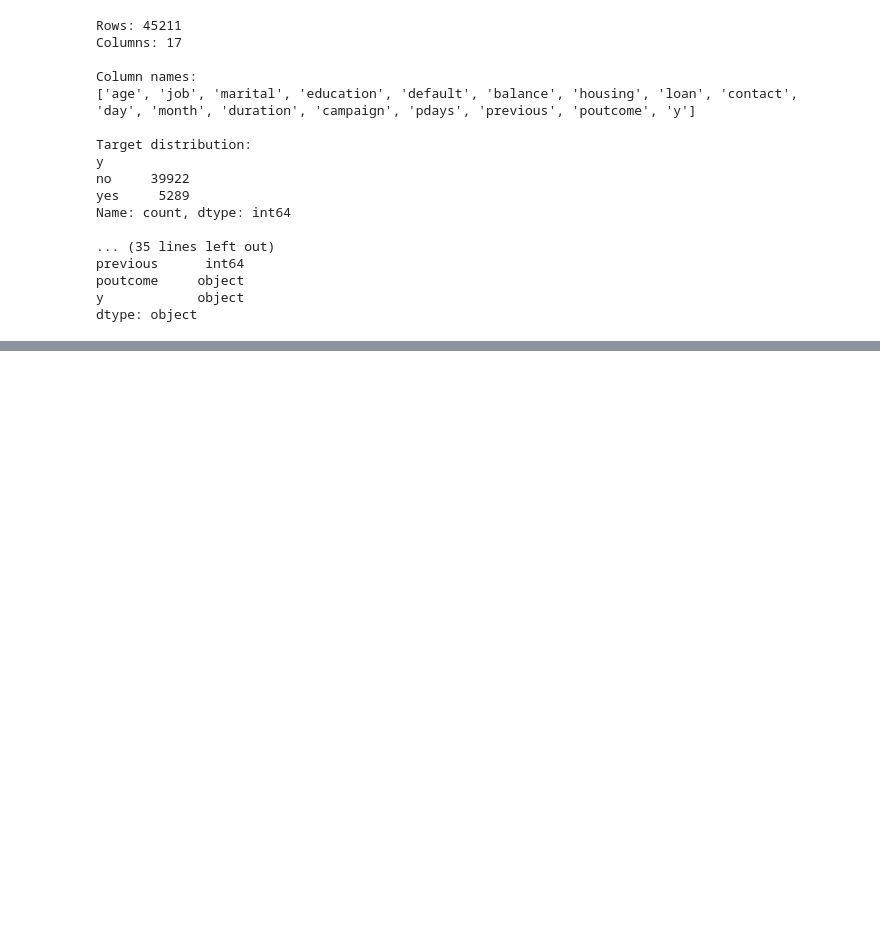
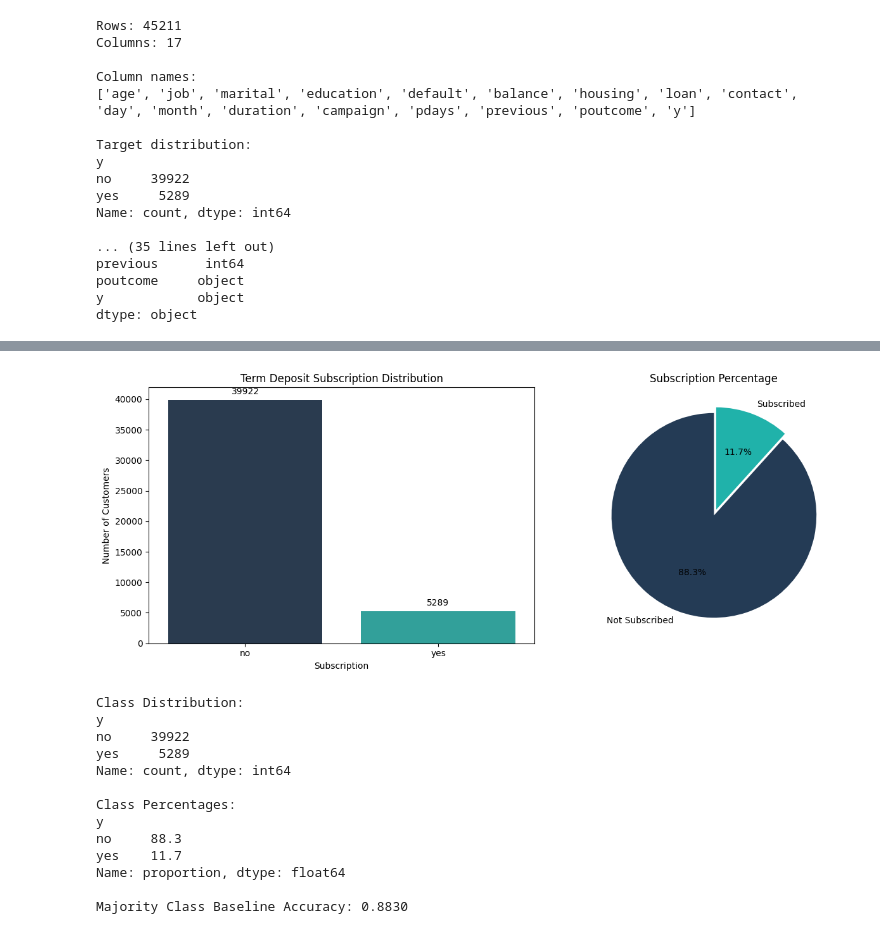
Before and after one commit to Merdgn/BankInsight-AI, a Jupyter notebook: notebooks/01_data_understanding.ipynb, the cells around one changed output, grey strips where cells are left out. Cells and saved outputs as stored; diff of their text form; code cells hidden in the pictures; blank space fills up the shorter version.

Commit message:
feat: complete demographic exploratory data analysis

```diff
--- a/notebooks/01_data_understanding.ipynb
+++ b/notebooks/01_data_understanding.ipynb
@@ -103,0 +111,69 @@ dtype: object
+# %%
+
+# 3.1 Target Variable Distribution
+
+target_counts = df["y"].value_counts()
+target_percentages = df["y"].value_counts(normalize=True) * 100
+
+fig, axes = plt.subplots(1, 2, figsize=(13, 5))
+
+colors = ["#243B55", "#20B2AA"]
+
+# Count plot
+sns.countplot(
+    data=df,
+    x="y",
+    order=["no", "yes"],
+    hue="y",
+    hue_order=["no", "yes"],
+    palette=colors,
+    legend=False,
+    ax=axes[0]
+)
+
+axes[0].set_title("Term Deposit Subscription Distribution")
+axes[0].set_xlabel("Subscription")
+axes[0].set_ylabel("Number of Customers")
+
+for container in axes[0].containers:
+    axes[0].bar_label(container, fmt="%d", padding=4)
+
+# Percentage pie chart
+axes[1].pie(
+    [target_counts["no"], target_counts["yes"]],
+    labels=["Not Subscribed", "Subscribed"],
+    autopct="%1.1f%%",
+    startangle=90,
+    colors=colors,
+    explode=(0, 0.06)
+)
+
+axes[1].set_title("Subscription Percentage")
+
+plt.tight_layout()
+plt.show()
+
+print("Class Distribution:")
+print(target_counts)
+
+print("\nClass Percentages:")
+print(target_percentages.round(2))
+
+majority_baseline = target_counts.max() / len(df)
+
+print(f"\nMajority Class Baseline Accuracy: {majority_baseline:.4f}")
+# %% [output]
+[figure, added]
+Class Distribution:
+y
+no     39922
+yes     5289
+Name: count, dtype: int64
+
+Class Percentages:
+y
+no     88.3
+yes    11.7
+Name: proportion, dtype: float64
+
+Majority Class Baseline Accuracy: 0.8830
```
Also changed, not shown: parts of 14 cells of this notebook.
